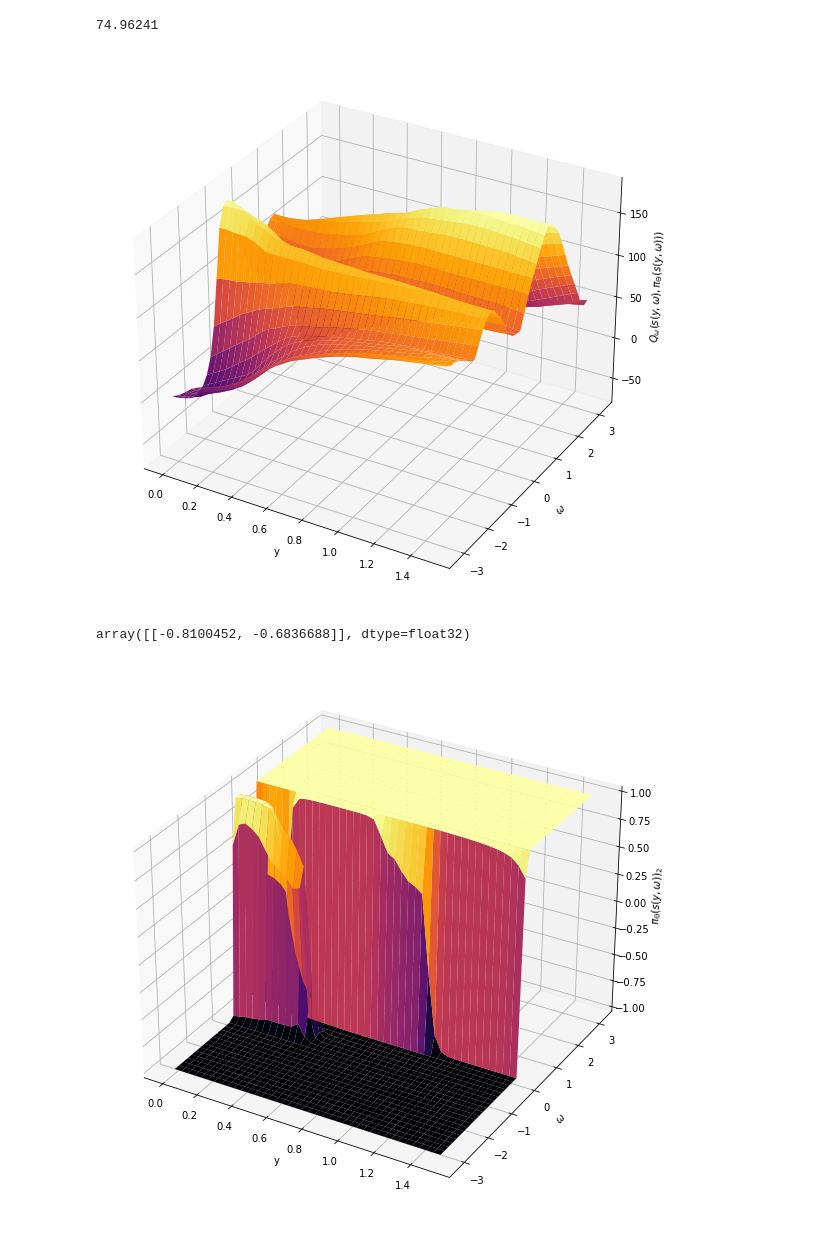
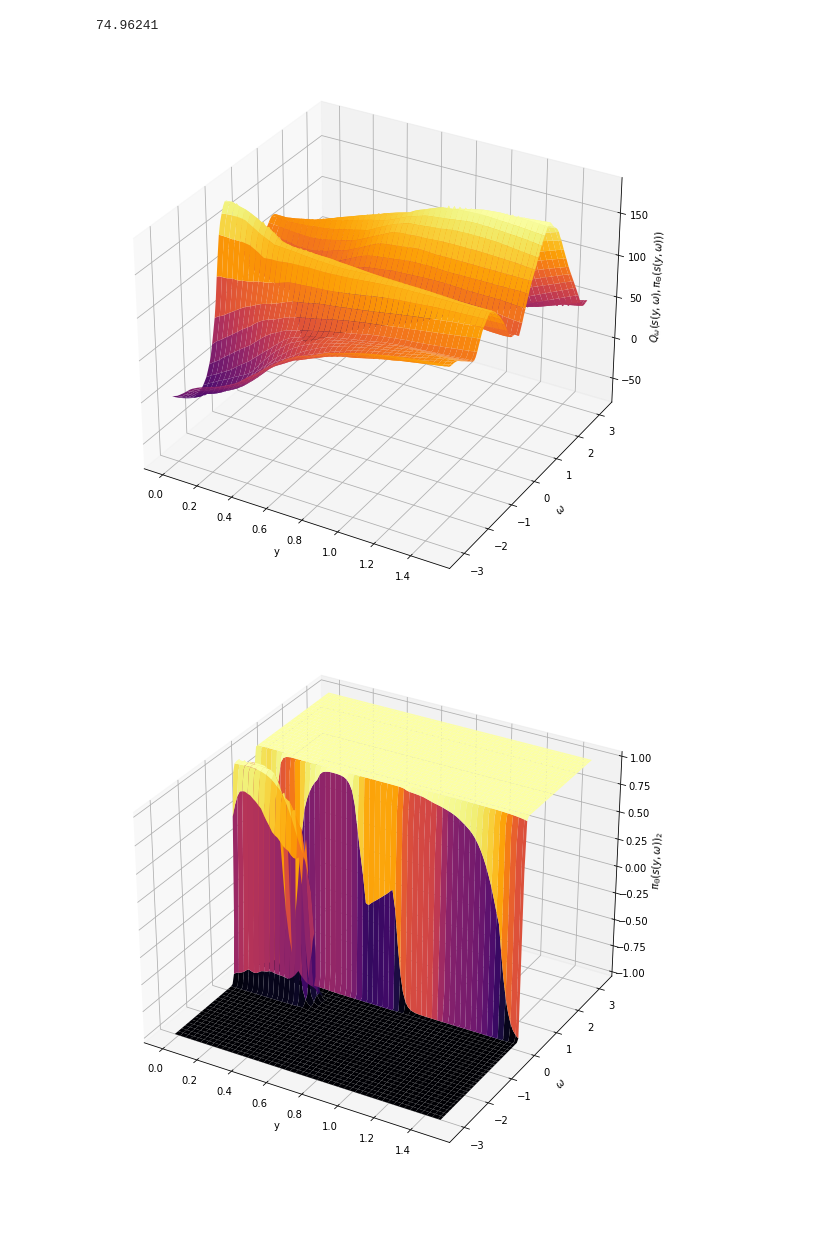
Before and after one commit to anirudhseth/Reinforcement-Learning-Basics, a Jupyter notebook: lab2/problem2/Plots.ipynb, the cells around one changed output. Cells and saved outputs as stored; diff of their text form; code cells hidden in the pictures.

```diff
--- a/lab2/problem2/Plots.ipynb
+++ b/lab2/problem2/Plots.ipynb
@@ -172,7 +172,7 @@ def fun(x, y):
 
 # fig = plt.figure()
 
-meshsize=40
+meshsize=100
 x = np.linspace(0, 1.5, num=meshsize)
 y = np.linspace(-np.pi, np.pi, num=meshsize)
 X, Y = np.meshgrid(x, y)
@@ -187,39 +187,35 @@ ax.set_zlabel('$Q_{\omega}(s(y,\omega),\pi_{\Theta}(s(y,\omega)))$')
 
 plt.show()
 # %% [output]
-[figure, old version]
+[figure, new version]
-# %%
-actor(state_tensor).detach().numpy()
-# %% [output]
-array([[-0.8100452, -0.6836688]], dtype=float32)
 # %%
 from mpl_toolkits.mplot3d import Axes3D
 fig = plt.figure(figsize=(15,10))
 
 def fun(x, y):
     z=[]
     for i in range(x.shape[0]):
 
       state = np.asarray([0,x[i],0,0,y[i],0,0,0])
       state_tensor = torch.from_numpy(state).float().unsqueeze(0)
       z.append(actor(state_tensor).detach().numpy()[0][1])
     return z
 
 # fig = plt.figure()
 
-meshsize=40
+meshsize=100
 x = np.linspace(0, 1.5, num=meshsize)
 y = np.linspace(-np.pi, np.pi, num=meshsize)
 X, Y = np.meshgrid(x, y)
 zs = np.array(fun(np.ravel(X), np.ravel(Y)))
 Z = zs.reshape(X.shape)
 ax = plt.axes(projection='3d')
 ax.plot_surface(X, Y, Z,cmap='inferno')
 
 ax.set_xlabel('y')
 ax.set_ylabel('$\omega$')
 ax.set_zlabel('$\pi_{\Theta}(s(y,\omega))_2$')
 
 plt.show()
 # %% [output]
-[figure, old version]
+[figure, new version]
```
Also changed, not shown: 6 other files.
